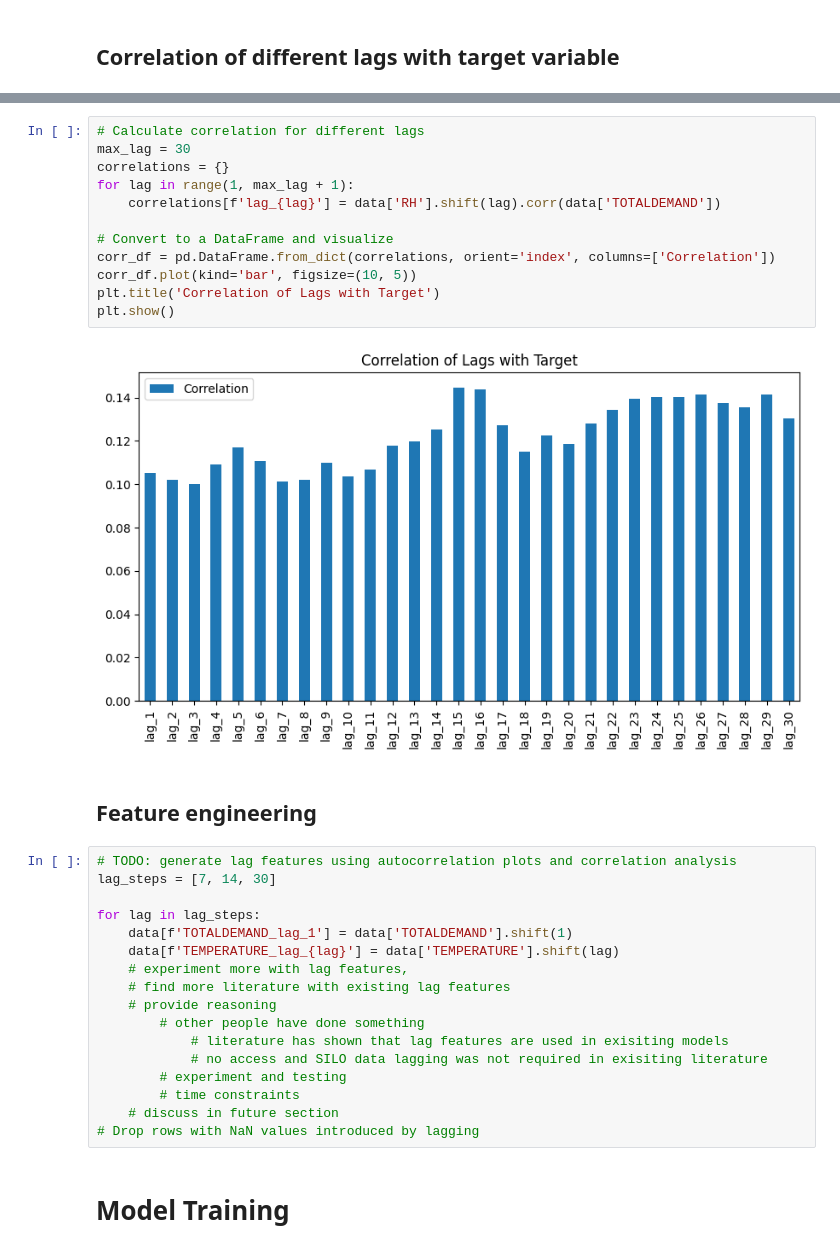
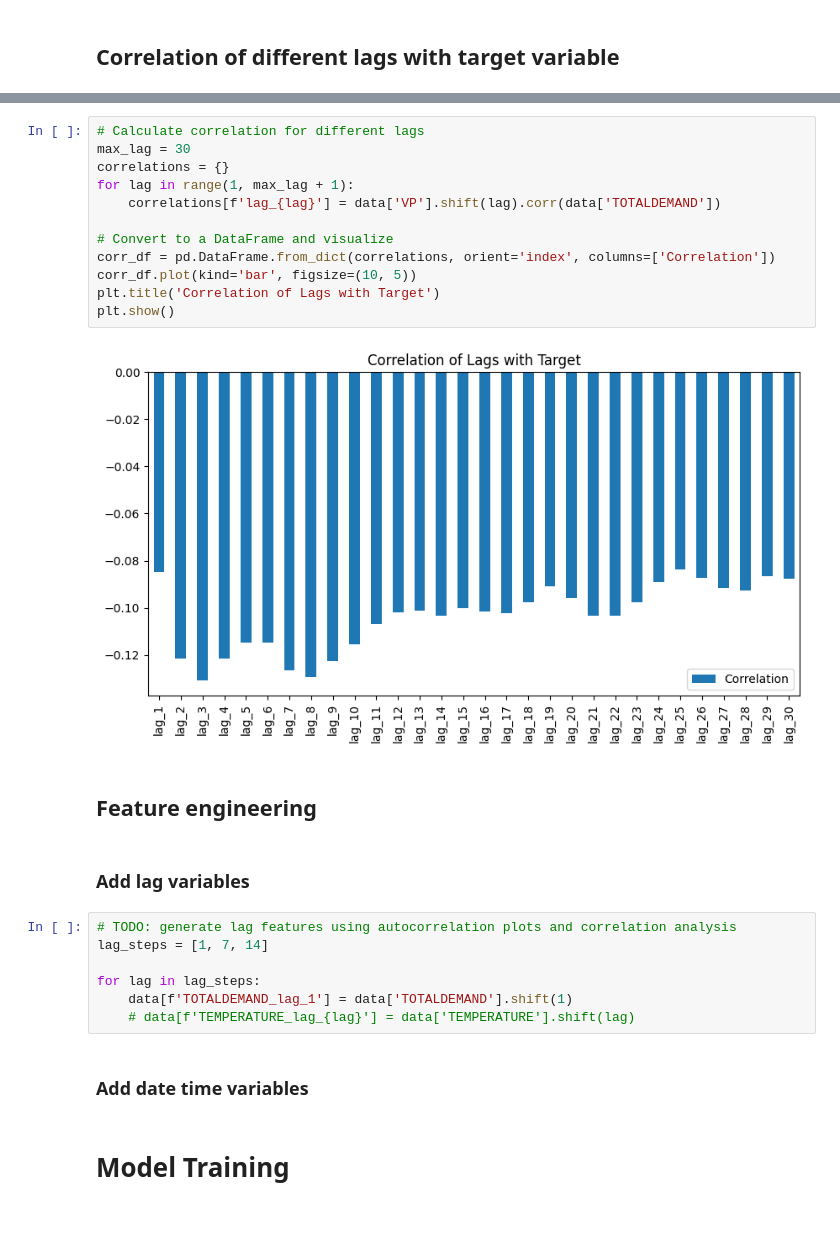
Before and after one commit to KaiJDect/Group10_project, a Jupyter notebook: src/notebooks/Geo_Modelling.ipynb, the cells around one changed output, grey strips where cells are left out. Drawn from its saved outputs; the diff is of its cells as text; blank space fills up the shorter version.

```diff
--- a/src/notebooks/Geo_Modelling.ipynb
+++ b/src/notebooks/Geo_Modelling.ipynb
@@ -272,36 +344,30 @@ plt.show()
 # %%
 # Calculate correlation for different lags
 max_lag = 30
 correlations = {}
 for lag in range(1, max_lag + 1):
-    correlations[f'lag_{lag}'] = data['RH'].shift(lag).corr(data['TOTALDEMAND'])
+    correlations[f'lag_{lag}'] = data['VP'].shift(lag).corr(data['TOTALDEMAND'])
 
 # Convert to a DataFrame and visualize
 corr_df = pd.DataFrame.from_dict(correlations, orient='index', columns=['Correlation'])
 corr_df.plot(kind='bar', figsize=(10, 5))
 plt.title('Correlation of Lags with Target')
 plt.show()
 # %% [output]
-[figure, old version]
+[figure, new version]
 # %% [markdown]
 ## Feature engineering
+# %% [markdown]
+### Add lag variables
 # %%
 # TODO: generate lag features using autocorrelation plots and correlation analysis
-lag_steps = [7, 14, 30]
+lag_steps = [1, 7, 14]
 
 for lag in lag_steps:
     data[f'TOTALDEMAND_lag_1'] = data['TOTALDEMAND'].shift(1)
-    data[f'TEMPERATURE_lag_{lag}'] = data['TEMPERATURE'].shift(lag)
-    # experiment more with lag features,
-    # find more literature with existing lag features
-    # provide reasoning
-        # other people have done something
-            # literature has shown that lag features are used in exisiting models
-            # no access and SILO data lagging was not required in exisiting literature
-        # experiment and testing
-        # time constraints
-    # discuss in future section
-# Drop rows with NaN values introduced by lagging
+    # data[f'TEMPERATURE_lag_{lag}'] = data['TEMPERATURE'].shift(lag)
+# %% [markdown]
+### Add date time variables
 # %% [markdown]
 # Model Training
 # %% [markdown]
```
Also changed, not shown: parts of 13 cells of this notebook, 2 other files.
